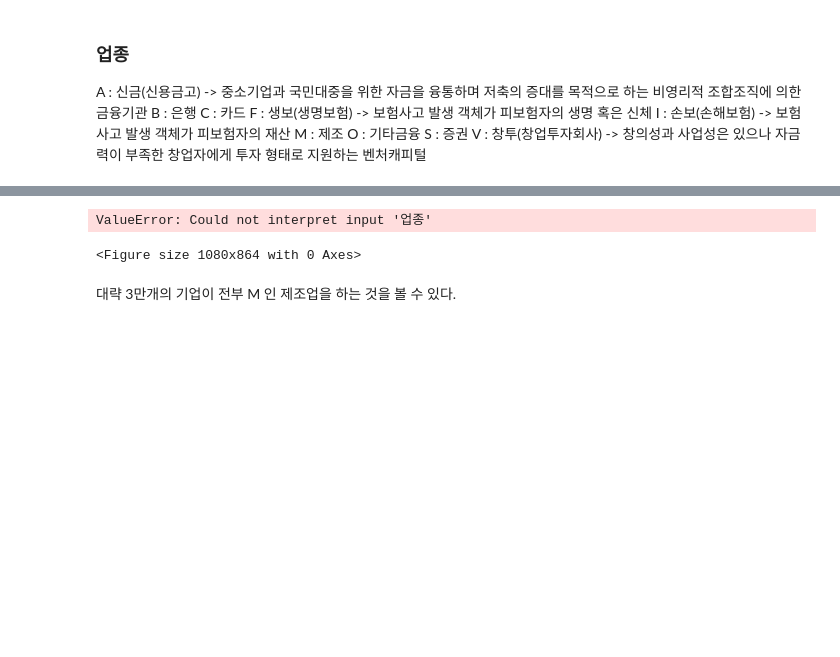
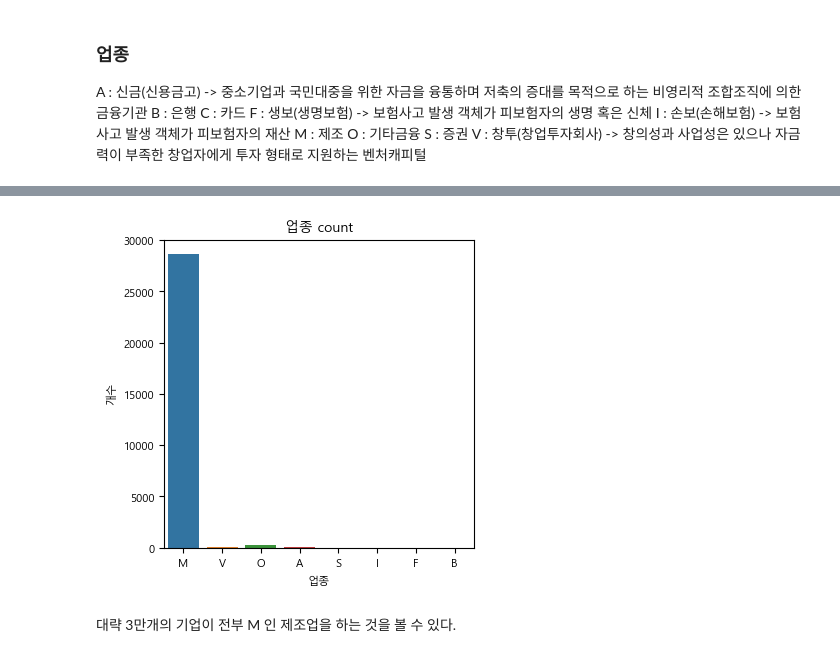
Before and after one commit to YoonJiHwan98/numble_repo, a Jupyter notebook: code/numble_EDA.ipynb, the cells around one changed output, grey strips where cells are left out. Saved outputs shown, nothing was run; the diff lists cells and outputs as text; code cells hidden in the pictures; blank space fills up the shorter version.

```diff
--- a/code/numble_EDA.ipynb
+++ b/code/numble_EDA.ipynb
@@ -90,14 +69,13 @@ V : 창투(창업투자회사) -> 창의성과 사업성은 있으나 자금력
 # %%
-plt.figure(figsize=(15,12))
-sns.countplot(data = df,x='업종')
-plt.title('업종 count', fontsize=20)
-plt.xlabel('업종', fontsize=16)
-plt.ylabel('개수', fontsize=16)
-save_fig("업종_countplot")
+plt.figure(figsize=(4,4))
+sns.countplot(data = df_active,x='업종')
+plt.title('업종 count', fontsize=10)
+plt.xlabel('업종', fontsize=8)
+plt.ylabel('개수', fontsize=8)
+#save_fig("업종_countplot")
 plt.show()
 # %% [output]
-ValueError: Could not interpret input '업종'
-<Figure size 1080x864 with 0 Axes>
+[figure, added]
 # %% [markdown]
 대략 3만개의 기업이 전부 M 인 제조업을 하는 것을 볼 수 있다.
 # %%
```
Also changed, not shown: parts of 55 cells of this notebook, 6 other files.
